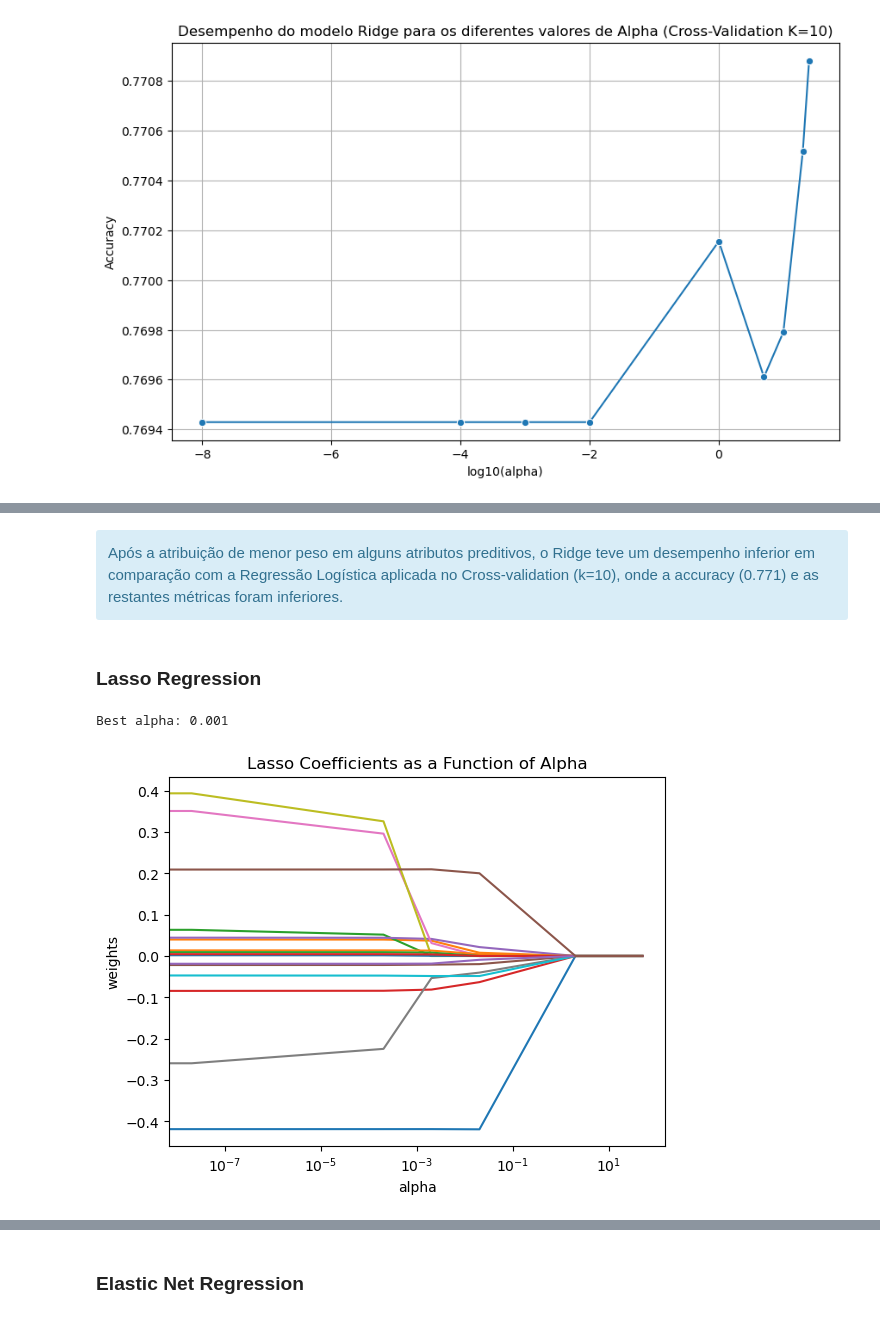
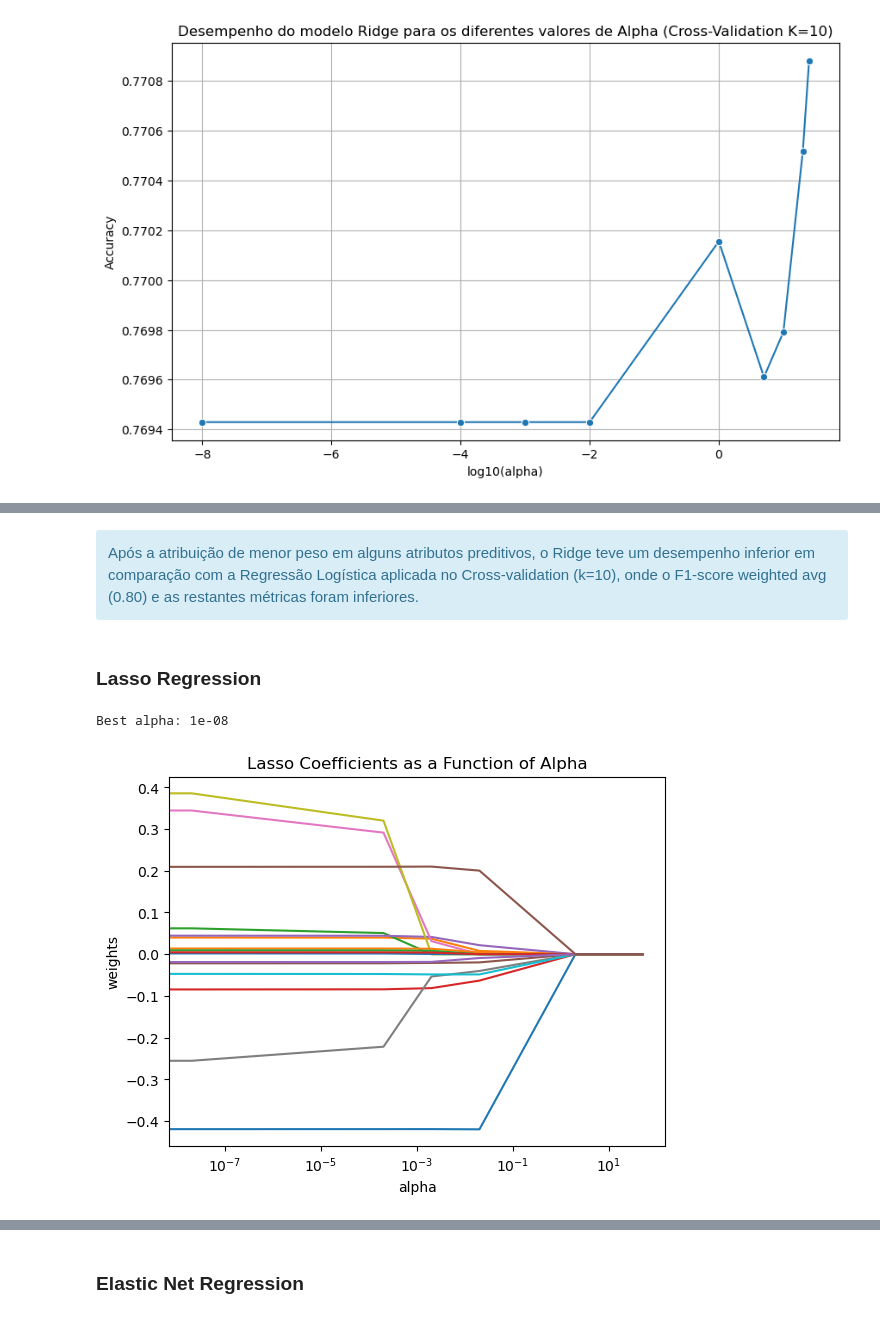
Before and after one commit to pedrocc03/APRAU_24_25_G23, a Jupyter notebook: Trabalho.ipynb, the cells around one changed output, grey strips where cells are left out. Cells and saved outputs as stored; diff of their text form; code cells hidden in the pictures.

```diff
--- a/Trabalho.ipynb
+++ b/Trabalho.ipynb
@@ -1253,7 +1176,7 @@ Maior Accuracy: 0.771 para alpha = 25
 best_alpha = 25
 
 # Inicializar o modelo RidgeClassifier com o melhor alpha
-best_ridge_model = RidgeClassifier(alpha=best_alpha)
+best_ridge_model = LR(penalty='l2', C=1/best_alpha, solver='liblinear')
 
 # Usar Cross-Validation com K=10 para fazer previsões
 kf = KFold(n_splits=10, shuffle=True, random_state=42)
@@ -1261,7 +1184,7 @@ kf = KFold(n_splits=10, shuffle=True, random_state=42)
 # Fazer as previsões com K-Fold
 y_pred = cross_val_predict(best_ridge_model, Xstd, y, cv=kf)
 
-# Calcular a acurácia média utilizando cross_val_score
+# Calcular a accuracy média utilizando cross_val_score
 mean_accuracy = cross_val_score(best_ridge_model, Xstd, y, cv=kf, scoring='accuracy').mean()
 print(f"Mean Accuracy: {mean_accuracy:.3f}")
 
@@ -1279,10 +1202,10 @@ conf_matrix_df = pd.DataFrame(conf_matrix,
 print("\nRelatório de Classificação:\n", class_report)
 print("Matriz de Confusão:\n", conf_matrix_df)
 
-# Treinar o modelo no conjunto completo para acessar os coeficientes
+# Treinar o modelo no conjunto completo para aceder aos coeficientes
 best_ridge_model.fit(Xstd, y)
 
-# Acessar os coeficientes do modelo treinado
+# Aceder aos coeficientes do modelo treinado
 coefficients = best_ridge_model.coef_[0]
 
 # Criar um DataFrame para visualização dos coeficientes
@@ -1324,43 +1247,40 @@ weighted avg       0.76      0.77      0.76      5508
 # %% [markdown]
 <div class="alert alert-block alert-info">
-    <span>Após a atribuição de menor peso em alguns atributos preditivos, o Ridge teve um desempenho inferior em comparação com a Regressão Logística aplicada no Cross-validation (k=10), onde a accuracy (0.771) e as restantes métricas foram inferiores.</span><br>
+    <span>Após a atribuição de menor peso em alguns atributos preditivos, o Ridge teve um desempenho inferior em comparação com a Regressão Logística aplicada no Cross-validation (k=10), onde o F1-score weighted avg (0.80) e as restantes métricas foram inferiores.</span><br>
 </div>
 # %% [markdown]
 ### Lasso Regression
 # %%
 from sklearn.linear_model import LassoCV, Lasso
 
 alphas = [0, 1e-8, 1e-4, 1e-3, 1e-2, 1, 5, 10, 20, 25]
 
-# Initialize LassoCV to find the best alpha
-lasso_cv = LassoCV(alphas=alphas, cv=5, max_iter=10000)
+# Inicializar o LassoCV para encontrar o melhor alpha
+lasso_cv = LassoCV(alphas=alphas, cv=10, max_iter=1000)
 
-# Fit LassoCV to the standardized data
+# Fit LassoCV
 lasso_cv.fit(Xstd, y)
 
-# Get the best alpha
+# Obter melhor alpha
 best_alpha = lasso_cv.alpha_
 print(f'Best alpha: {best_alpha}')
 
-# Retrieve coefficients for each alpha tested by LassoCV
 coefs = []
 for alpha in lasso_cv.alphas_:
-    lasso = Lasso(alpha=alpha, max_iter=10000)
+    lasso = Lasso(alpha=alpha, max_iter=1000)
     lasso.fit(Xstd, y)
     coefs.append(lasso.coef_)
 
-# Convert coefficients to a NumPy array for easier handling
 coefs = np.array(coefs)
 
-# Plot the coefficients across alpha values
 ax = plt.gca()
 ax.plot(lasso_cv.alphas_ * 2, coefs)
 ax.set_xscale('log')
 plt.axis('tight')
 plt.xlabel('alpha')
 plt.ylabel('weights')
 plt.title('Lasso Coefficients as a Function of Alpha')
 plt.show()
 # %% [output]
-Best alpha: 0.001
+Best alpha: 1e-08
-[figure, old version]
+[figure, new version]
```
Also changed, not shown: parts of 30 cells of this notebook.
